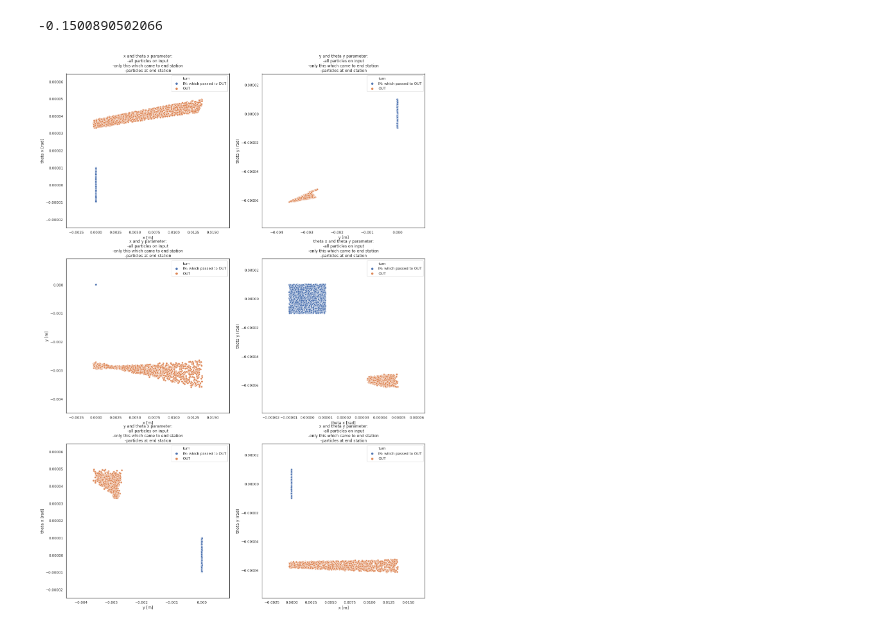
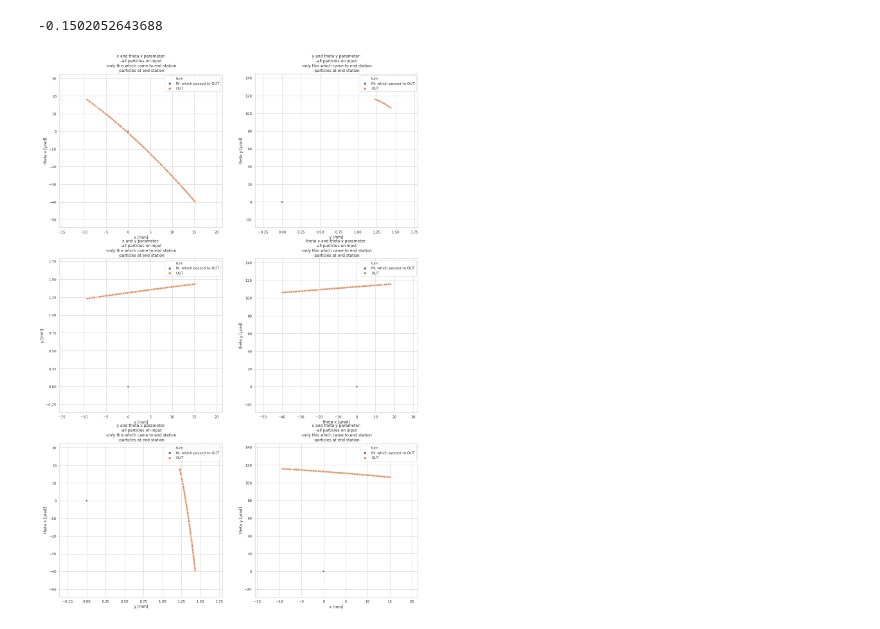
Before and after one commit to mucharafal/optics_generator_python, a Jupyter notebook: notebooks/BeamPlotsMadx.ipynb, the cells around one changed output. Saved outputs shown, nothing was run; the diff lists cells and outputs as text; code cells hidden in the pictures.

```diff
--- a/notebooks/BeamPlotsMadx.ipynb
+++ b/notebooks/BeamPlotsMadx.ipynb
@@ -11,24 +11,24 @@ import importlib as il
 import data.bunch_configuration as buc
 import madx.madx_configuration as mc
 il.reload(ptg)
-sns.set(style="white")
+sns.set(style="whitegrid")
 sys.path.append("/home/rafalmucha/Pobrane/optic/optics_generator_python/src")
-path_to_configuration = "/home/rafalmucha/Pobrane/optic/2017/"
-path_to_xml_file = "/home/rafalmucha/Pobrane/optic/2017/configuration_reco_beam1.xml"
+path_to_configuration = "/home/rafalmucha/Pobrane/optic/2016/"
+path_to_xml_file = "/home/rafalmucha/Pobrane/optic/2016/configuration_reconst_beam1.xml"
 item_number = 2
 madx_configuration = mc.MadxConfiguration(path_to_xml_file, item_number, path_to_configuration)
 # %%
 # Parameters of bunch
 x_mean = 0.0
-sigma_x = 10e-6
+sigma_x = 0
 theta_x_mean = 0
-sigma_theta_x = 10e-6
+sigma_theta_x = 0.00000
 y_mean = 0.0
-sigma_y = 10e-6
+sigma_y = 0
 theta_y_mean = 0.00
-sigma_theta_y = 10e-6
-pt_mean = -0.075
-sigma_pt = 0.075
+sigma_theta_y = 0.00000
+pt_mean = 0.0
+sigma_pt = 0.15
 
 particles_number = 1000
 # %%
@@ -42,7 +42,7 @@ output = ptg.generate_random_particles(bunch_configuration, madx_configuration,
 # %%
 np.min(output["start"])
 # %% [output]
--0.1500890502066
+-0.1502052643688
 # %%
 # Names of segments, like MQXA.3R5
 start_segment_name = "start"
@@ -164,22 +185,22 @@ def plot_with_turn(x_name, y_name, non_filtered_input_matrix, input_matrix, outp
 # %%
 f, axes = plt.subplots(3, 2)
 
 fig = plt.gcf()
 fig.set_size_inches(20,30)
 
-plot_with_turn("x", "theta x", non_filtered_input_matrix, input_matrix, output_matrix, 0, 0, axes, 1e-3, 5e-6)
+plot_with_turn("x", "theta x", non_filtered_input_matrix, input_matrix, output_matrix, 0, 0, axes)
 
-plot_with_turn("y", "theta y", non_filtered_input_matrix, input_matrix, output_matrix, 0, 1, axes, 1e-3, 5e-6)
+plot_with_turn("y", "theta y", non_filtered_input_matrix, input_matrix, output_matrix, 0, 1, axes)
 
-plot_with_turn("x", "y", non_filtered_input_matrix, input_matrix, output_matrix, 1, 0, axes, 1e-3, 1e-3)
+plot_with_turn("x", "y", non_filtered_input_matrix, input_matrix, output_matrix, 1, 0, axes)
 
-plot_with_turn("theta x", "theta y", non_filtered_input_matrix, input_matrix, output_matrix, 1, 1, axes, 5e-6, 5e-6)
+plot_with_turn("theta x", "theta y", non_filtered_input_matrix, input_matrix, output_matrix, 1, 1, axes)
 
-plot_with_turn("y", "theta x", non_filtered_input_matrix, input_matrix, output_matrix, 2, 0, axes, 1e-3, 1e-5)
+plot_with_turn("y", "theta x", non_filtered_input_matrix, input_matrix, output_matrix, 2, 0, axes)
 
-plot_with_turn("x", "theta y", non_filtered_input_matrix, input_matrix, output_matrix, 2, 1, axes, 1e-3, 1e-5)
+plot_with_turn("x", "theta y", non_filtered_input_matrix, input_matrix, output_matrix, 2, 1, axes)
 # %% [output]
-[figure, old version]
+[figure, new version]
 # %%
 def plot(x_name, y_name, x_name_prefix, y_name_prefix, x_matrix, y_matrix, plot_axes, plot_x_pos, plot_y_pos):
 
```
Also changed, not shown: parts of 7 cells of this notebook, 9 other files.
